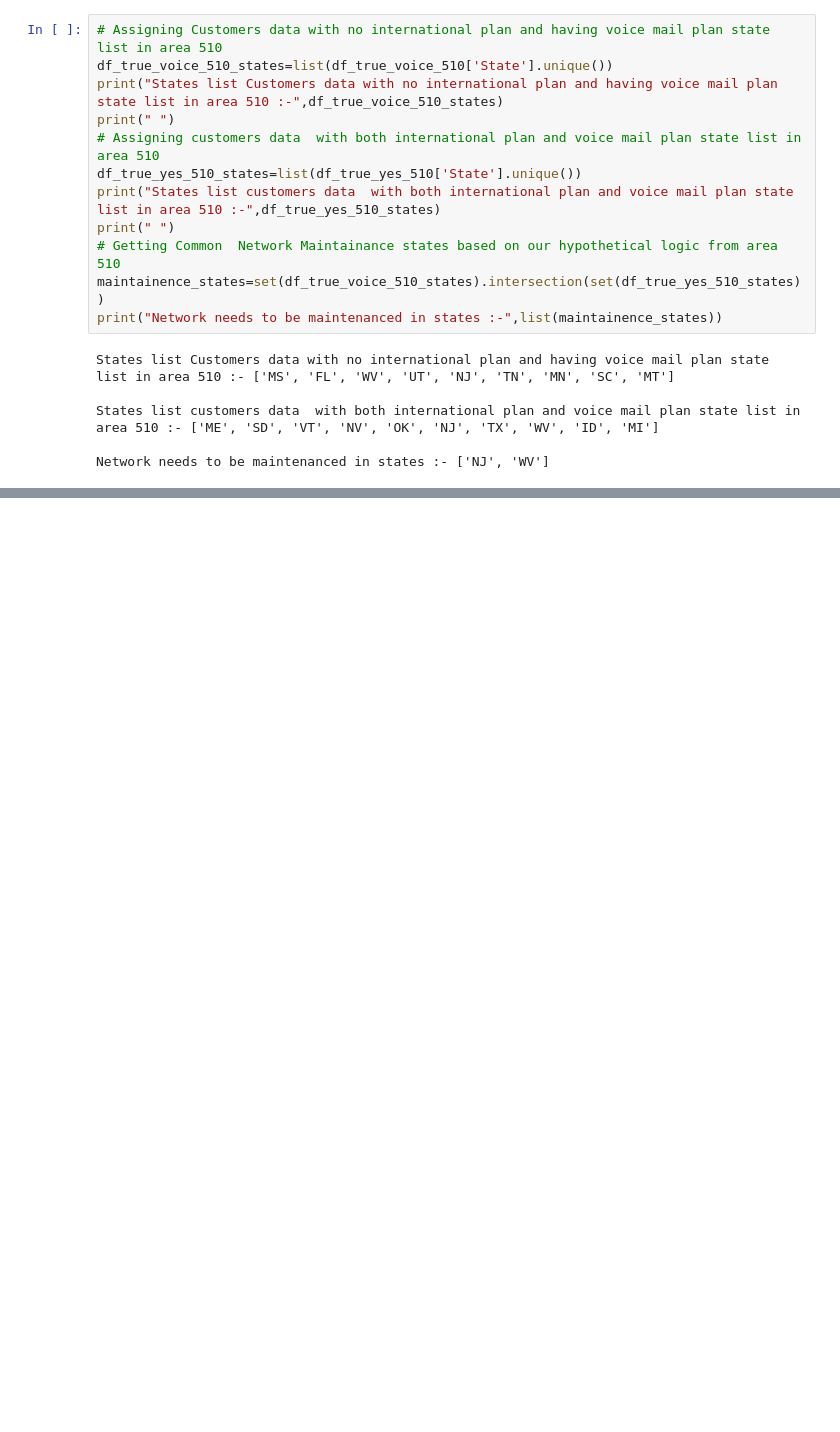
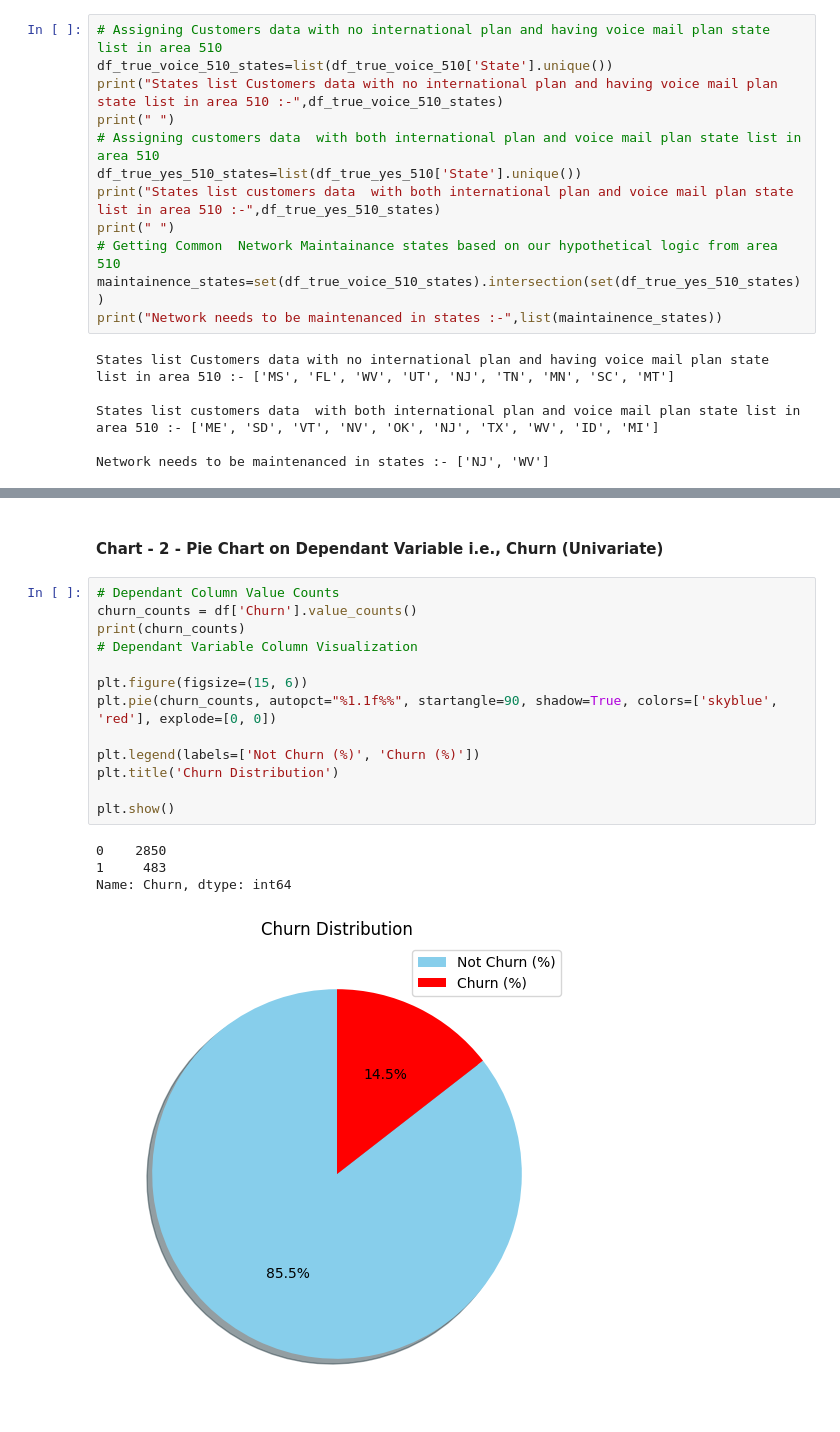
Before and after one commit to shailesh3335/Telecom-Churn-Analysis, a Jupyter notebook: EDA_Telecom_Churn_Analysis.ipynb, the cells around one changed output, grey strips where cells are left out. Saved outputs shown, nothing was run; the diff lists cells and outputs as text; blank space fills up the shorter version.

```diff
--- a/EDA_Telecom_Churn_Analysis.ipynb
+++ b/EDA_Telecom_Churn_Analysis.ipynb
@@ -474,0 +531,20 @@ Poor Netwok States are ['OR', 'NV', 'MA', 'GA', 'NC', 'KS'] and Network needs to
+# %% [markdown]
+#### Chart - 2 - Pie Chart on Dependant Variable i.e., Churn (Univariate)
+# %%
+# Dependant Column Value Counts
+churn_counts = df['Churn'].value_counts()
+print(churn_counts)
+# Dependant Variable Column Visualization
+
+plt.figure(figsize=(15, 6))
+plt.pie(churn_counts, autopct="%1.1f%%", startangle=90, shadow=True, colors=['skyblue', 'red'], explode=[0, 0])
+
+plt.legend(labels=['Not Churn (%)', 'Churn (%)'])
+plt.title('Churn Distribution')
+
+plt.show()
+# %% [output]
+0    2850
+1     483
+Name: Churn, dtype: int64
+[figure, added]
```
Also changed, not shown: parts of 27 cells of this notebook.
